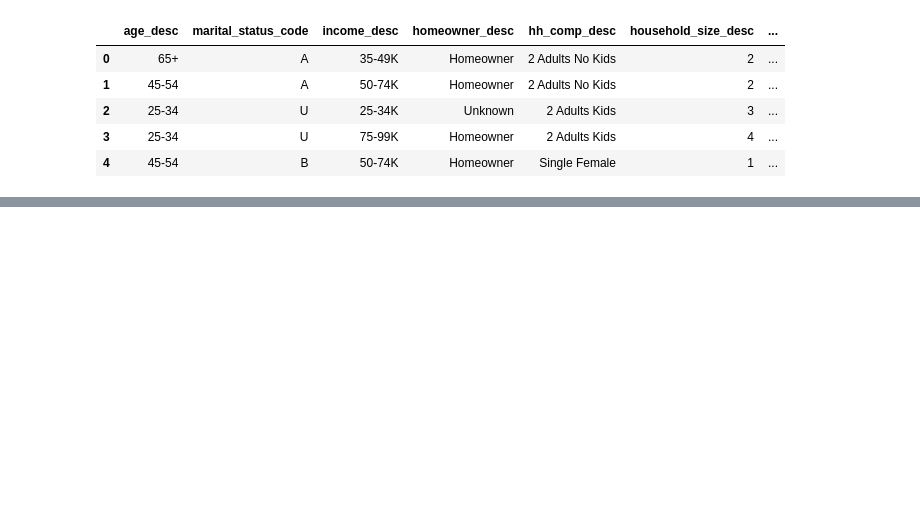
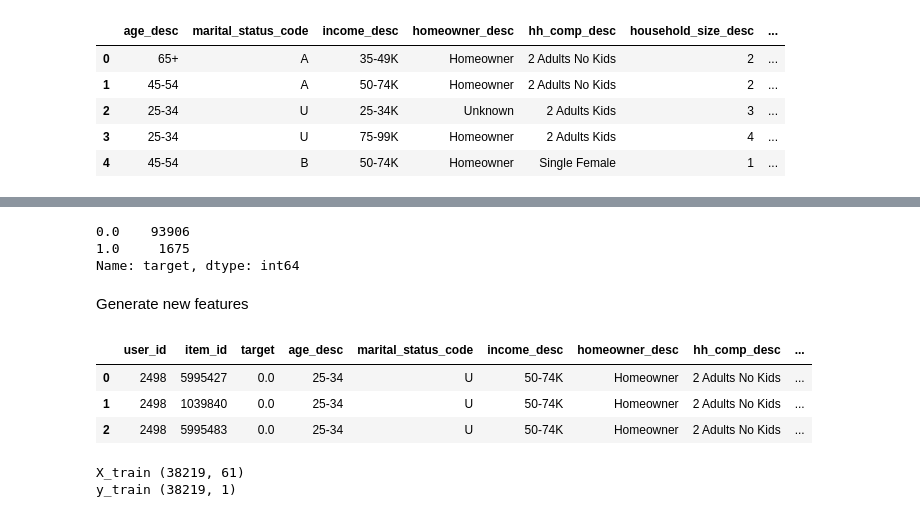
Before and after one commit to Krivosheenkova/2Level-RecSys-retail, a Jupyter notebook: notebooks/2lvl_recsys.ipynb, the cells around one changed output, grey strips where cells are left out. Drawn from its saved outputs; the diff is of its cells as text; code cells hidden in the pictures; blank space fills up the shorter version.

```diff
--- a/notebooks/2lvl_recsys.ipynb
+++ b/notebooks/2lvl_recsys.ipynb
@@ -177,3 +183,5 @@ WARNING:root:Intel MKL BLAS detected. Its highly recommend to set the environmen
+# %%
+recommender = pickle.load(open(path_to_save, 'rb'))
 # %%
 def get_recommendations(user, model, N):
     if model == 'als':
@@ -200,0 +232,7 @@ result_matcher.loc[result_matcher.index == result_matcher.index.max()]
+# %%
+# take users from train ranker
+df_match_candidates = pd.DataFrame(data_train_ranker[USER_COL].unique())
+df_match_candidates.columns = [USER_COL]
+
+# get candidates using model that perfomanced the best
+df_match_candidates['candidates'] = df_match_candidates[USER_COL].apply(lambda x: recommender.get_own_recommendations(x, N=N_PREDICT))
@@ -200,0 +242,8 @@ result_matcher.loc[result_matcher.index == result_matcher.index.max()]
+# %%
+
+# unstack users to items candidates
+df_items = df_match_candidates.apply(lambda x: pd.Series(x['candidates']), axis=1).stack().reset_index(level=1, drop=True)
+df_items.name = ITEM_COL
+# join
+df_match_candidates = df_match_candidates.drop('candidates', axis=1).join(df_items)
+df_match_candidates.head()
@@ -200,0 +258,10 @@ result_matcher.loc[result_matcher.index == result_matcher.index.max()]
+# %%
+df_ranker_train = data_train_ranker[[USER_COL, ITEM_COL]].copy()
+df_ranker_train['target'] = 1 # only purchases
+
+# merge candidates
+df_ranker_train = df_match_candidates.merge(df_ranker_train, on=[USER_COL, ITEM_COL], how='left')
+# drop dublicates
+df_ranker_train = df_ranker_train.drop_duplicates(subset=[USER_COL, ITEM_COL])
+
+df_ranker_train['target'].fillna(0, inplace= True)
@@ -200,0 +277,21 @@ result_matcher.loc[result_matcher.index == result_matcher.index.max()]
+# %%
+df_ranker_train.target.value_counts()
+# %% [output]
+0.0    93906
+1.0     1675
+Name: target, dtype: int64
+# %% [markdown]
+Generate new features
+# %%
+dt = df_join_train_matcher.copy()
+users = user_features.copy()
+items = item_features.copy()
+
+users, items = process_user_item_features(dt, users, items)
+df_ranker_train = df_ranker_train.merge(users, how='left', on='user_id').merge(items, how='left', on='item_id')
+df_ranker_train.head(3)
+# %% [output]
+|  | user_id | item_id | target | age_desc | marital_status_code | income_desc | homeowner_desc | hh_comp_desc | ... |
+| 0 | 2498 | 5995427 | 0.0 | 25-34 | U | 50-74K | Homeowner | 2 Adults No Kids | ... |
+| 1 | 2498 | 1039840 | 0.0 | 25-34 | U | 50-74K | Homeowner | 2 Adults No Kids | ... |
+| 2 | 2498 | 5995483 | 0.0 | 25-34 | U | 50-74K | Homeowner | 2 Adults No Kids | ... |
@@ -200,0 +317,8 @@ result_matcher.loc[result_matcher.index == result_matcher.index.max()]
+# %%
+X_train = df_ranker_train.drop('target', axis=1)
+y_train = df_ranker_train[['target']]
+print('X_train', X_train.shape)
+print('y_train', y_train.shape)
+# %% [output]
+X_train (38219, 61)
+y_train (38219, 1)
```
Also changed, not shown: parts of 29 cells of this notebook, 1 other file.
